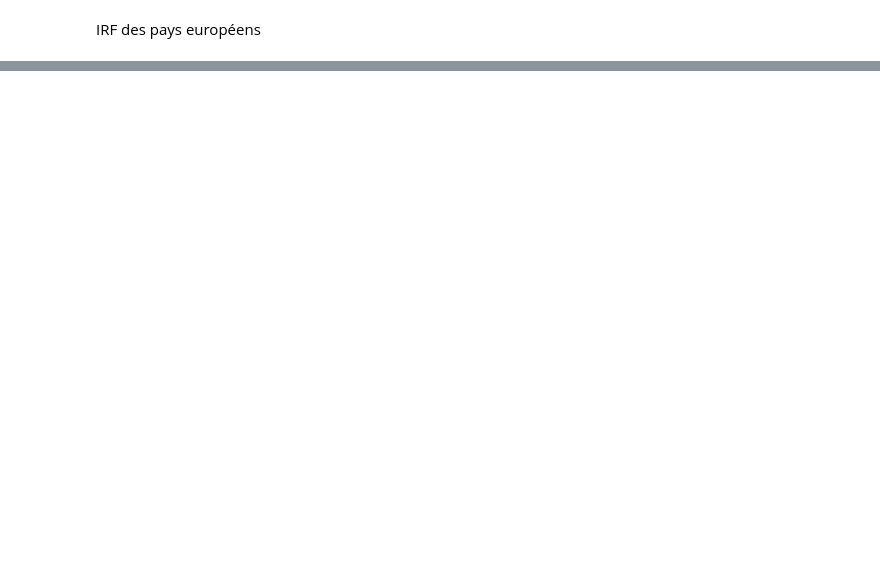
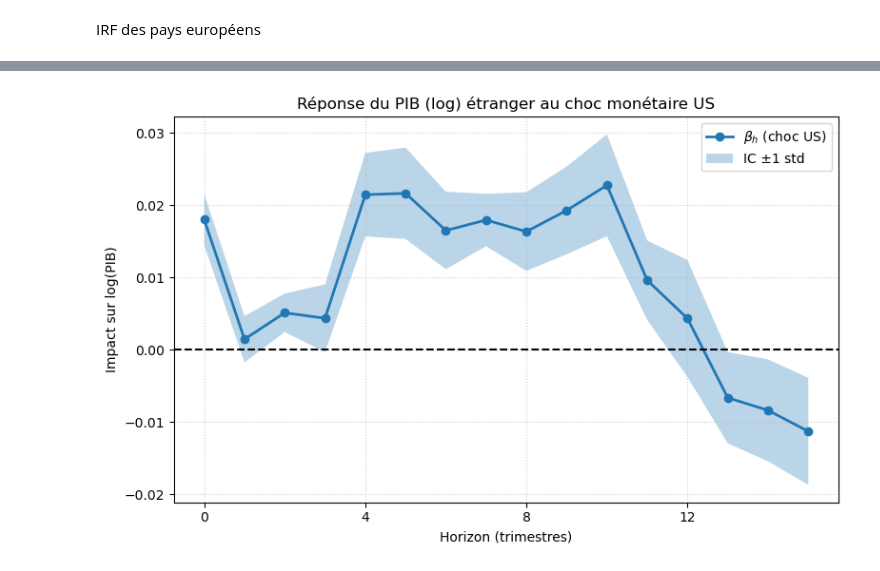
Before and after one commit to enriquealarcon01/Stat-App, a Jupyter notebook: modèle/modèle US.ipynb, the cells around one changed output, grey strips where cells are left out. Drawn from its saved outputs; the diff is of its cells as text; code cells hidden in the pictures; blank space fills up the shorter version.

```diff
--- a/modèle/modèle US.ipynb
+++ b/modèle/modèle US.ipynb
@@ -1370,0 +1270,97 @@ NameError: name 'percentage_output' is not defined
+# %%
+from linearmodels.panel import PanelOLS
+import pandas as pd
+import numpy as np
+import matplotlib.pyplot as plt
+
+# ------------------------------------------------
+# 0) Préparer les chocs monétaires US
+# ------------------------------------------------
+df_shocks = data_US_clean.reset_index()[["date", "monetary_shocks_2lags_v3"]].copy()
+df_shocks = df_shocks.rename(columns={"date": "Time", "monetary_shocks_2lags_v3": "shock_US"})
+
+# Convertir Time en datetime avec période trimestrielle correcte
+df_shocks["Time"] = pd.PeriodIndex(df_shocks["Time"], freq="Q").to_timestamp()
+
+# ------------------------------------------------
+# 1) Corriger le format de data["Time"] → datetime trimestriel
+# Nettoie et convertit "1995-Q1" → "1995Q1" → datetime
+data["Time"] = data["Time"].astype(str).str.replace("-", "")
+data["Time"] = pd.PeriodIndex(data["Time"], freq="Q").to_timestamp()
+
+
+# ------------------------------------------------
+# 2) Fusion avec les chocs
+# ------------------------------------------------
+df_merged = pd.merge(data, df_shocks, on="Time", how="inner")
+
+# ------------------------------------------------
+# 3) Filtrer le PIB (log)
+# ------------------------------------------------
+df_pib = df_merged[df_merged["Variable"] == "PIB"].copy()
+df_pib = df_pib[df_pib["Value"] > 0]
+df_pib["Value"] = np.log(df_pib["Value"])
+
+# ------------------------------------------------
+# 4) Panel index + sécurité Time
+# ------------------------------------------------
+df_pib = df_pib.sort_values(["Country", "Time"]).copy()
+df_pib["Time"] = pd.to_datetime(df_pib["Time"])  # sécurité explicite
+df_pib = df_pib.set_index(["Country", "Time"])
+
+# ------------------------------------------------
+# 5) Projections locales façon Jordà
+# ------------------------------------------------
+H = 15
+betas = []
+stderr = []
+
+for h in range(H + 1):
+    df_lp = df_pib.copy()
+    df_lp[f"y_lead{h}"] = df_lp.groupby(level="Country")["Value"].shift(-h)
+
+    for lag in range(1, 5):
+        df_lp[f"y_lag{lag}"] = df_lp.groupby(level="Country")["Value"].shift(lag)
+
+    df_lp = df_lp.reset_index()
+    df_lp["trend"] = df_lp.groupby("Country").cumcount() + 1
+    df_lp["trend_sq"] = df_lp["trend"] ** 2
+    df_lp = df_lp.set_index(["Country", "Time"])
+
+    needed = [f"y_lead{h}", "shock_US"] + [f"y_lag{k}" for k in range(1, 5)]
+    df_model = df_lp.dropna(subset=needed).copy()
+
+    Y = df_model[f"y_lead{h}"]
+    X_cols = ["shock_US", "y_lag1", "y_lag2", "y_lag3", "y_lag4", "trend", "trend_sq"]
+    df_model["const"] = 1.0
+    X_cols = ["const"] + X_cols
+
+    model = PanelOLS(dependent=Y, exog=df_model[X_cols], entity_effects=True)
+    res = model.fit(cov_type="clustered", cluster_entity=True)
+
+    betas.append(res.params["shock_US"])
+    stderr.append(res.std_errors["shock_US"])
+
+# ------------------------------------------------
+# 6) Tracé de l'IRF
+# ------------------------------------------------
+betas = np.array(betas)
+stderr = np.array(stderr)
+lower = betas - stderr
+upper = betas + stderr
+
+horizons = range(H + 1)
+plt.figure(figsize=(8, 5))
+plt.plot(horizons, betas, marker='o', linewidth=2, label=r"$\beta_h$ (choc US)")
+plt.fill_between(horizons, lower, upper, alpha=0.3, label="IC ±1 std")
+plt.axhline(0, color='black', linestyle='--')
+plt.title("Réponse du PIB (log) étranger au choc monétaire US", fontsize=12)
+plt.xlabel("Horizon (trimestres)")
+plt.ylabel("Impact sur log(PIB)")
+plt.xticks(np.arange(0, H + 1, 4))
+plt.grid(True, linestyle=':', alpha=0.6)
+plt.legend()
+plt.tight_layout()
+plt.show()
+# %% [output]
+[figure, added]
```
Also changed, not shown: parts of 24 cells of this notebook, 2 other files.
